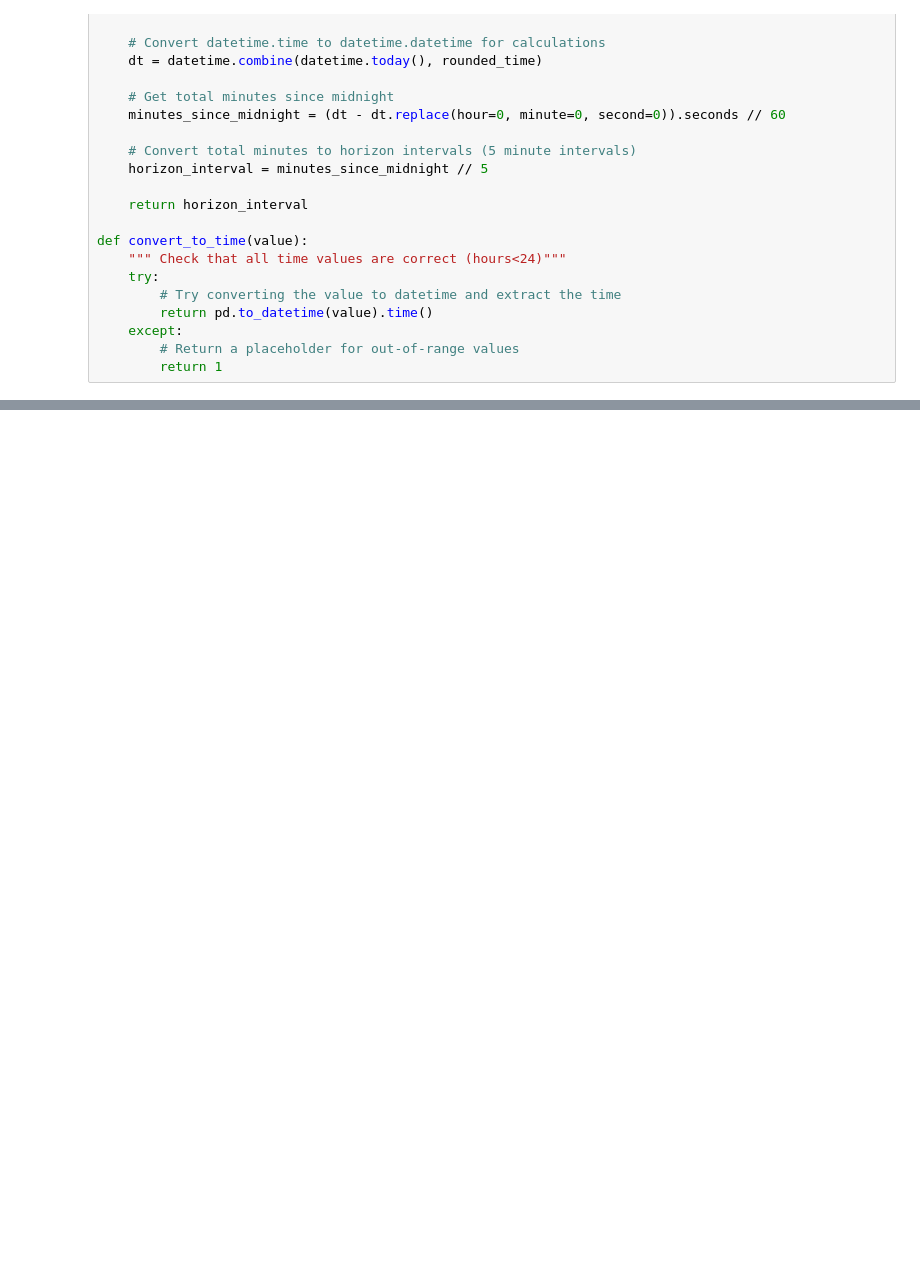
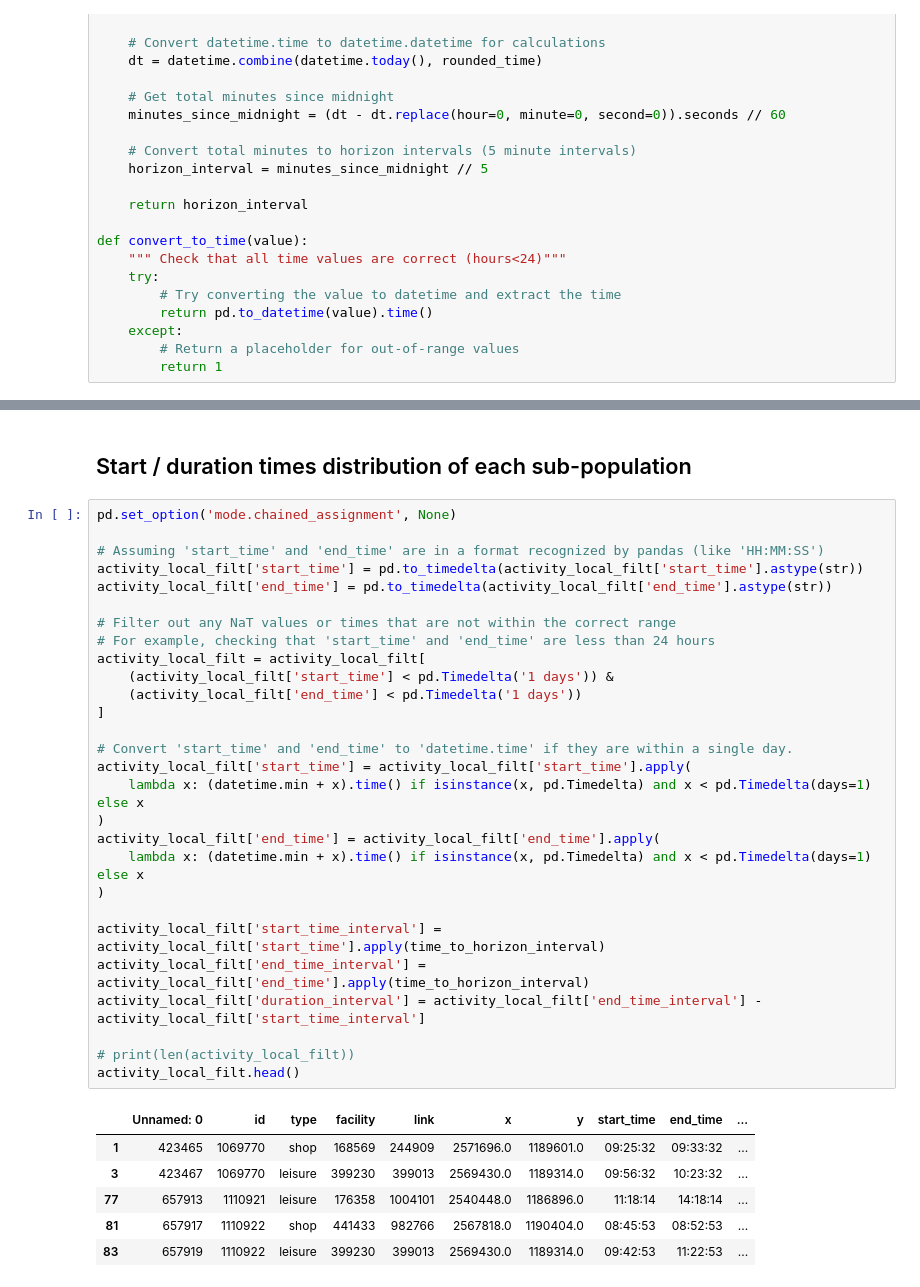
Before and after one commit to phellich/scheduling, a Jupyter notebook: Distributions.ipynb, the cells around one changed output, grey strips where cells are left out. Saved outputs shown, nothing was run; the diff lists cells and outputs as text; blank space fills up the shorter version.

```diff
--- a/Distributions.ipynb
+++ b/Distributions.ipynb
@@ -153,0 +116,37 @@ Nombre de travailleurs dans l'établissement choisi : 139
+# %% [markdown]
+## Start / duration times distribution of each sub-population
+# %%
+pd.set_option('mode.chained_assignment', None)
+
+# Assuming 'start_time' and 'end_time' are in a format recognized by pandas (like 'HH:MM:SS')
+activity_local_filt['start_time'] = pd.to_timedelta(activity_local_filt['start_time'].astype(str))
+activity_local_filt['end_time'] = pd.to_timedelta(activity_local_filt['end_time'].astype(str))
+
+# Filter out any NaT values or times that are not within the correct range
+# For example, checking that 'start_time' and 'end_time' are less than 24 hours
+activity_local_filt = activity_local_filt[
+    (activity_local_filt['start_time'] < pd.Timedelta('1 days')) &
+    (activity_local_filt['end_time'] < pd.Timedelta('1 days'))
+]
+
+# Convert 'start_time' and 'end_time' to 'datetime.time' if they are within a single day.
+activity_local_filt['start_time'] = activity_local_filt['start_time'].apply(
+    lambda x: (datetime.min + x).time() if isinstance(x, pd.Timedelta) and x < pd.Timedelta(days=1) else x
+)
+activity_local_filt['end_time'] = activity_local_filt['end_time'].apply(
+    lambda x: (datetime.min + x).time() if isinstance(x, pd.Timedelta) and x < pd.Timedelta(days=1) else x
+)
+
+activity_local_filt['start_time_interval'] = activity_local_filt['start_time'].apply(time_to_horizon_interval)
+activity_local_filt['end_time_interval'] = activity_local_filt['end_time'].apply(time_to_horizon_interval)
+activity_local_filt['duration_interval'] = activity_local_filt['end_time_interval'] - activity_local_filt['start_time_interval']
+
+# print(len(activity_local_filt))
+activity_local_filt.head()
+# %% [output]
+|  | Unnamed: 0 | id | type | facility | link | x | y | start_time | end_time | ... |
+| 1 | 423465 | 1069770 | shop | 168569 | 244909 | 2571696.0 | 1189601.0 | 09:25:32 | 09:33:32 | ... |
+| 3 | 423467 | 1069770 | leisure | 399230 | 399013 | 2569430.0 | 1189314.0 | 09:56:32 | 10:23:32 | ... |
+| 77 | 657913 | 1110921 | leisure | 176358 | 1004101 | 2540448.0 | 1186896.0 | 11:18:14 | 14:18:14 | ... |
+| 81 | 657917 | 1110922 | shop | 441433 | 982766 | 2567818.0 | 1190404.0 | 08:45:53 | 08:52:53 | ... |
+| 83 | 657919 | 1110922 | leisure | 399230 | 399013 | 2569430.0 | 1189314.0 | 09:42:53 | 11:22:53 | ... |
```
Also changed, not shown: parts of 17 cells of this notebook, 7 other files.
